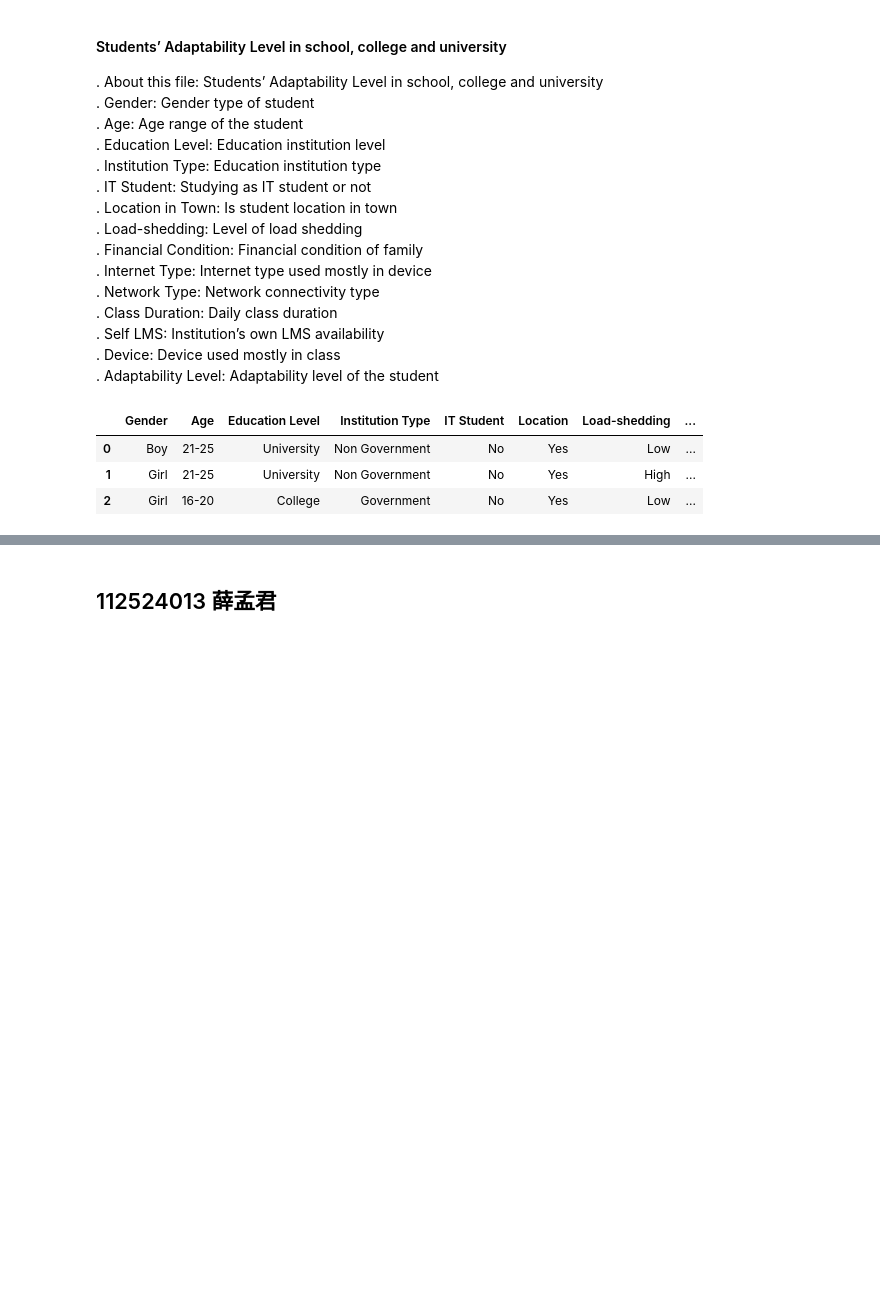
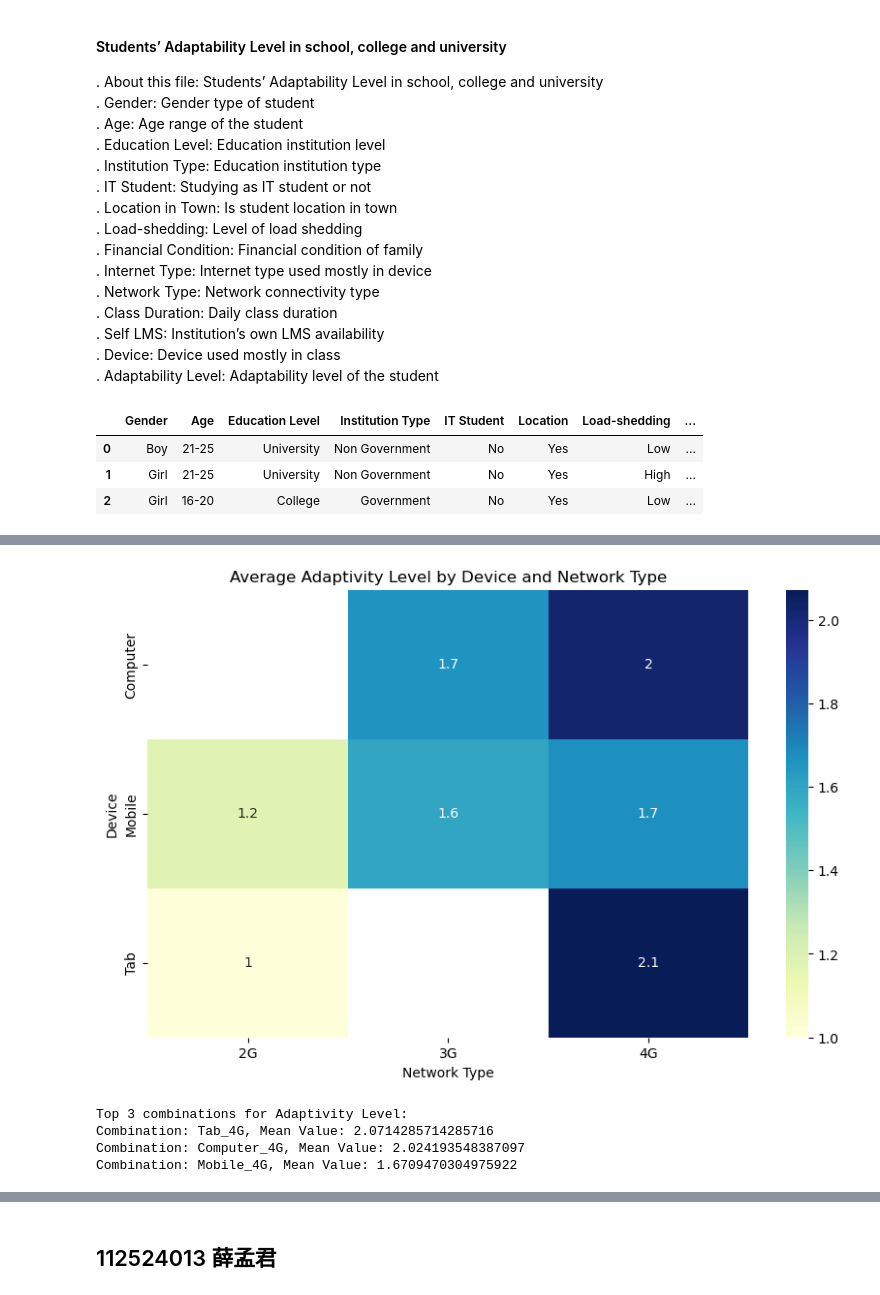
Before and after one commit to Bighsueh/AdaptabilityLevelAnalysis, a Jupyter notebook: main.ipynb, the cells around one changed output, grey strips where cells are left out. Saved outputs shown, nothing was run; the diff lists cells and outputs as text; code cells hidden in the pictures; blank space fills up the shorter version.

```diff
--- a/main.ipynb
+++ b/main.ipynb
@@ -45,0 +127,26 @@ import seaborn as sns
+# %%
+# Heatmap of the average Adaptivity Level by Device and Network Type
+
+grouped_data = data.groupby(['Device', 'Network Type'])['AdaptivityLevel_Encode'].mean()
+
+plt.figure(figsize=(10, 6))
+sns.heatmap(grouped_data.unstack(), annot=True, cmap='YlGnBu')
+plt.title('Average Adaptivity Level by Device and Network Type')
+plt.xlabel('Network Type')
+plt.ylabel('Device')
+
+plt.show()
+# %% [output]
+[figure, added]
+# %%
+average_adaptivity_levels: pd.core.series.Series = data.groupby('Combination')['AdaptivityLevel_Encode'].mean()
+top_combinations: pd.core.series.Series = average_adaptivity_levels.nlargest(3)
+
+print('Top 3 combinations for Adaptivity Level:')
+for combination, mean_value in top_combinations.items():
+    print(f'Combination: {combination}, Mean Value: {mean_value}')
+# %% [output]
+Top 3 combinations for Adaptivity Level:
+Combination: Tab_4G, Mean Value: 2.0714285714285716
+Combination: Computer_4G, Mean Value: 2.024193548387097
+Combination: Mobile_4G, Mean Value: 1.6709470304975922
```
Also changed, not shown: parts of 13 cells of this notebook.
